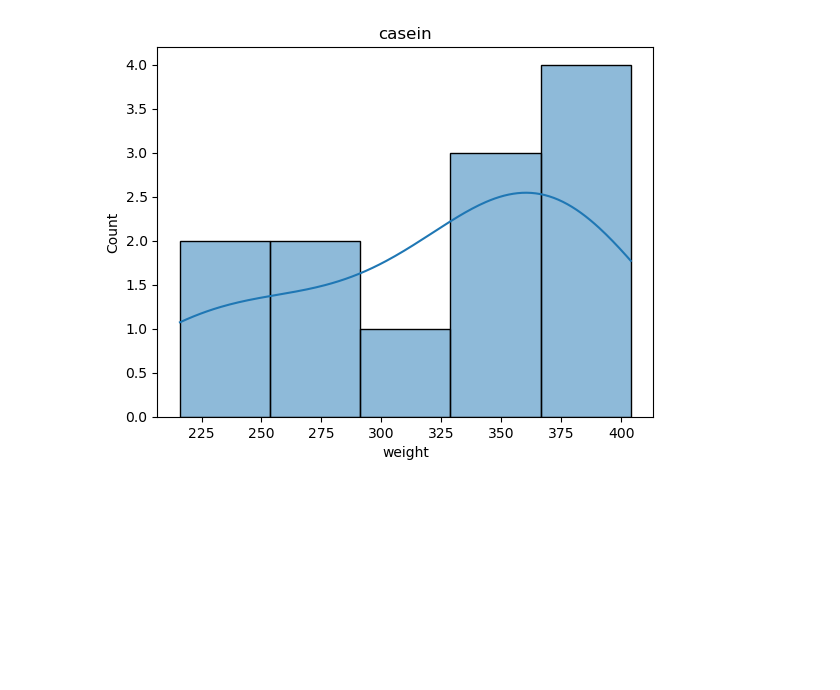
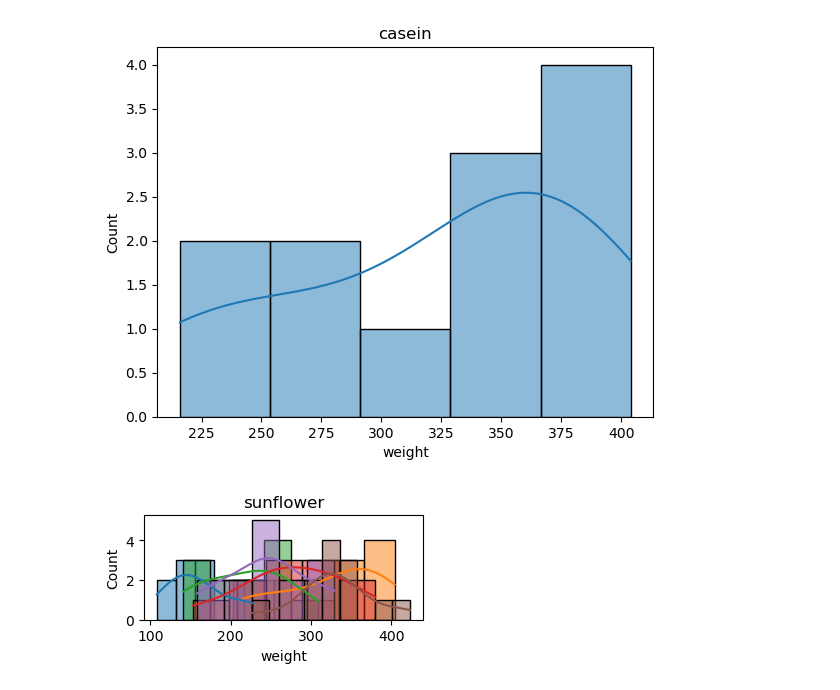
Before and after one commit to eduardonicioli/mineracao_dados, a Jupyter notebook: visualizacao2.ipynb, the cells around one changed output. Saved outputs shown, nothing was run; the diff lists cells and outputs as text; code cells hidden in the pictures; blank space fills up the shorter version.

```diff
--- a/visualizacao2.ipynb
+++ b/visualizacao2.ipynb
@@ -88,3 +89,20 @@ sns.histplot(df.loc[df['feed'] == 'casein'].weight, kde=True).set(title = 'casei
 # %% [output]
 [Text(0.5, 1.0, 'casein')]
 [figure]
+# %%
+plt.figure()
+plt.subplot(3,2,1)
+sns.histplot(df.loc[df['feed'] == 'horsebean'].weight, kde=True).set(title = 'horsebean')
+plt.subplot(3,2,1)
+sns.histplot(df.loc[df['feed'] == 'casein'].weight, kde=True).set(title = 'casein')
+plt.subplot(3,2,1)
+sns.histplot(df.loc[df['feed'] == 'linseed'].weight, kde=True).set(title = 'linseed')
+plt.subplot(3,2,1)
+sns.histplot(df.loc[df['feed'] == 'meatmeal'].weight, kde=True).set(title = 'meatmeal')
+plt.subplot(3,2,1)
+sns.histplot(df.loc[df['feed'] == 'soybean'].weight, kde=True).set(title = 'soybean')
+plt.subplot(3,2,1)
+sns.histplot(df.loc[df['feed'] == 'sunflower'].weight, kde=True).set(title = 'sunflower')
+plt.tight_layout()
+# %% [output]
+[figure, added]
```
Also changed, not shown: parts of 1 cell of this notebook, 2 other files.
